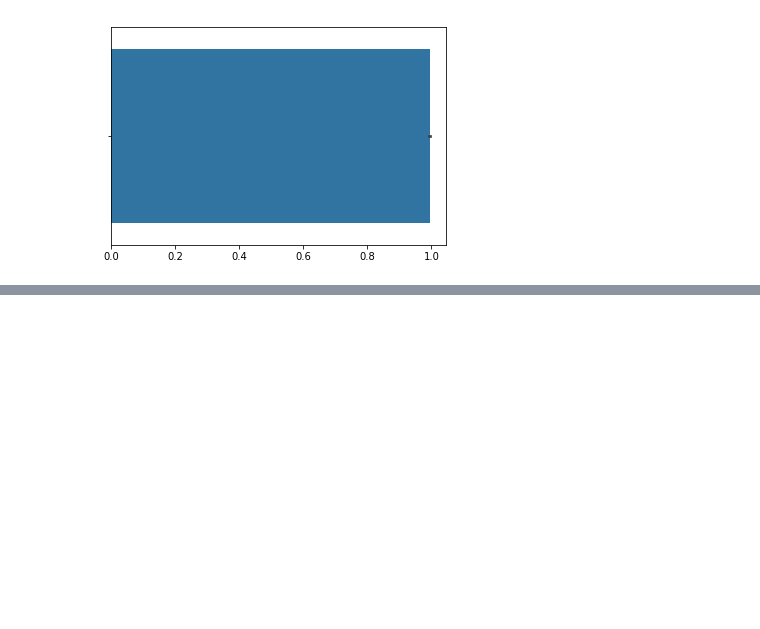
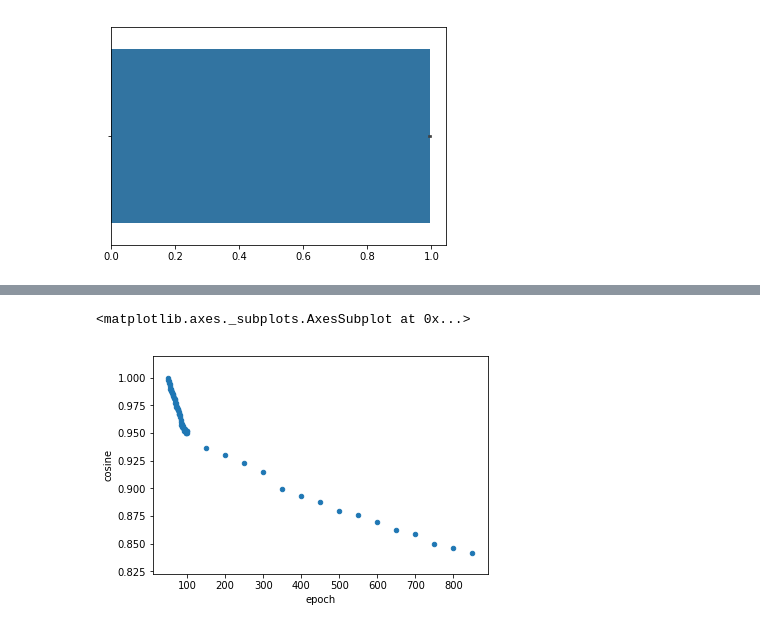
Before and after one commit to wmvoje/pungent, a Jupyter notebook: 03_doc2vec_of_wikipedia.ipynb, the cells around one changed output, grey strips where cells are left out. Cells and saved outputs as stored; diff of their text form; code cells hidden in the pictures; blank space fills up the shorter version.

Commit message:
changed_doc2vec_model

```diff
--- a/03_doc2vec_of_wikipedia.ipynb
+++ b/03_doc2vec_of_wikipedia.ipynb
@@ -530,0 +540,6 @@ while epochs < 200:
+# %%
+while epochs < 1000:
+    epochs += 50
+    model.train(train_corpus, total_examples=model.corpus_count, epochs=50)
+    model.save('models/simple_wiki_chunked_doc2vec_300_vector_10_min_word_'+str(epochs) + 'epochs')
+    print(epochs)
@@ -530,0 +579,27 @@ while epochs < 200:
+# %%
+epochs_list = ['']
+epochs_list = []
+epochs_list.extend(list(range(50, 101)))
+epochs_list.extend(list(range(100, 851, 50)))
+
+list_of_documents_to_test = list(range(10))
+
+from collections import defaultdict
+
+# dict_of_arrays = defaultdict(list)
+output = None
+
+
+for epoch in epochs_list:
+    filname = 'models/simple_wiki_chunked_doc2vec_300_vector_10_min_word_'+str(epoch) + 'epochs'
+    model = gensim.models.Doc2Vec.load(filname)
+    for doc in [10]:
+        if output is not None:
+            try:
+                output = np.append([output], [model.docvecs[doc]], axis=0)
+            except:
+                output = np.append(output, [model.docvecs[doc]], axis=0)
+        else:
+            output = np.array(model.docvecs[doc])
+#         output.append(model.docvecs[doc])
+    del model
@@ -530,0 +609,8 @@ while epochs < 200:
+# %%
+test = pd.DataFrame(columns=['epoch', 'cosine'])
+
+array_index = 0
+for epoch, i in zip(epochs_list, output):
+    print(cosine_similarity([output[0]], [i]))
+    test.loc[array_index] = [epoch, float(cosine_similarity([output[0]], [i]))]
+    array_index += 1
@@ -530,0 +635,7 @@ while epochs < 200:
+# %%
+%matplotlib inline
+import seaborn as sns
+test.plot.scatter(x='epoch', y='cosine')
+# %% [output]
+<matplotlib.axes._subplots.AxesSubplot at 0x...>
+[figure, added]
```
Also changed, not shown: parts of 9 cells of this notebook, 3 other files.
